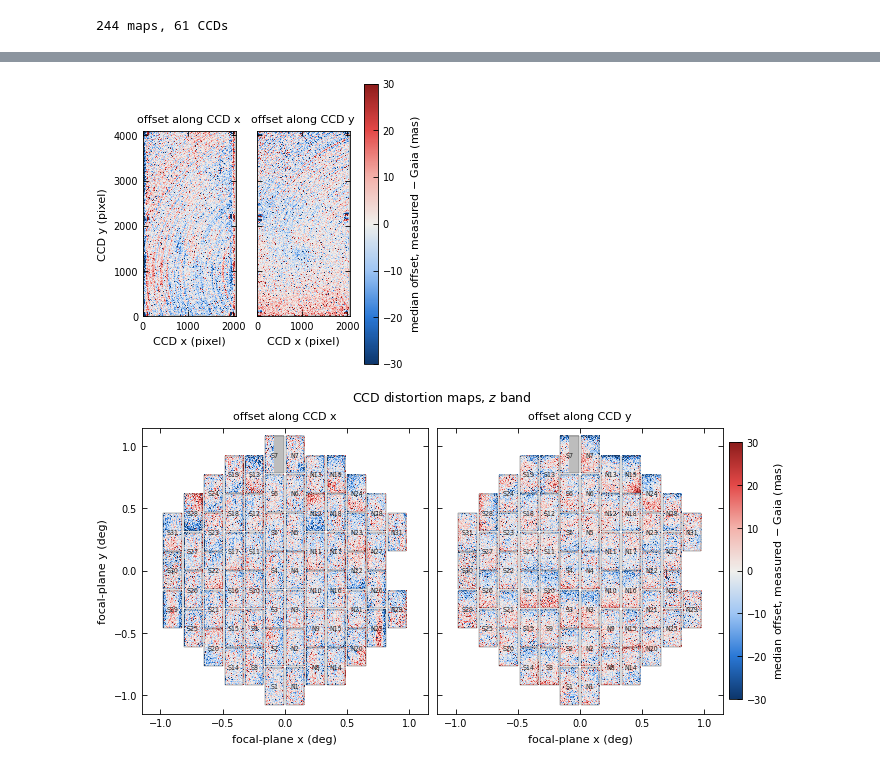
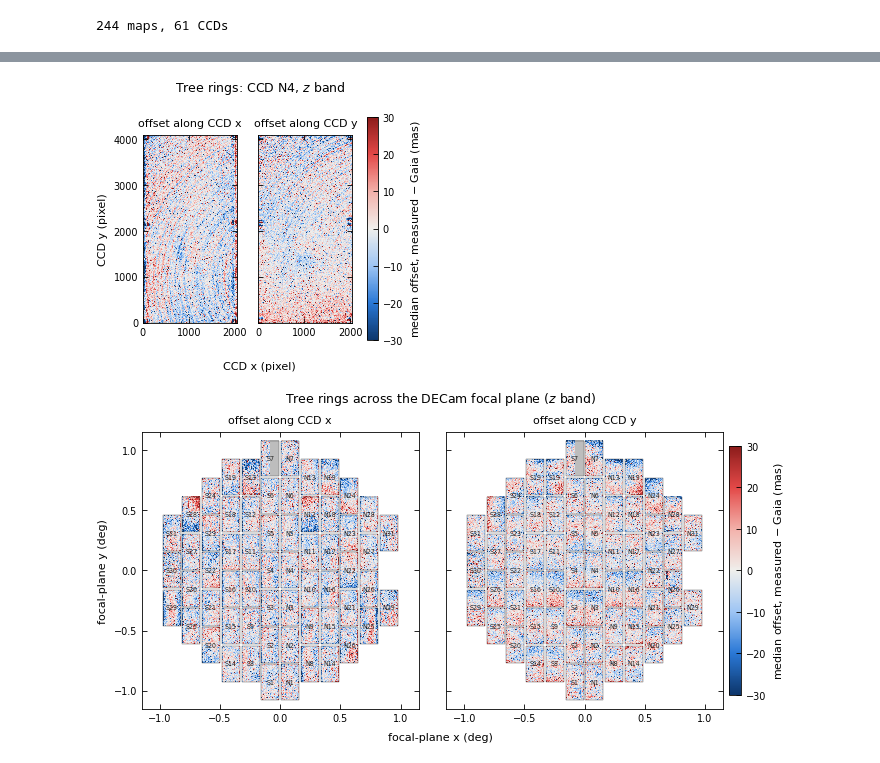
Before and after one commit to nadafalou/LegacyPM, a Jupyter notebook: run/ringmap-plots.ipynb, the cells around one changed output, grey strips where cells are left out. Cells and saved outputs as stored; diff of their text form; code cells hidden in the pictures.

Commit message:
Paper figures: titles, shared axes, meeting fixes, new PM-error-vs-magnitude plot

```diff
--- a/run/ringmap-plots.ipynb
+++ b/run/ringmap-plots.ipynb
@@ -45,16 +45,16 @@ cmap = ps.DIVERGING   # shared colour-blind-safe diverging map; grey = no data
 # F4: one CCD in detail
 CCD, BAND = 'N4', 'z'
 dx, dy = offsets_mas(CCD, BAND)
-fig, axes = plt.subplots(1, 2, figsize=(ps.COLUMN, 3.2), sharey=True, constrained_layout=True)
+fig, axes = plt.subplots(1, 2, figsize=(ps.COLUMN, 3.0), sharey=True, constrained_layout=True)
 for ax, img, comp in zip(axes, (dx, dy), ('x', 'y')):
     im = ax.imshow(img, origin='lower', extent=(0, NX, 0, NY), cmap=cmap, vmin=-VLIM, vmax=VLIM,
                    interpolation='nearest')
     ax.set_title(f'offset along CCD {comp}')
-    ax.set_xlabel('CCD x (pixel)')
     ax.set_xticks([0, 1000, 2000])
     ax.set_yticks(range(0, 4001, 1000))
 axes[0].set_ylabel('CCD y (pixel)')
+fig.supxlabel('CCD x (pixel)', fontsize=8)
 fig.colorbar(im, ax=axes, shrink=0.9, pad=0.02, label='median offset, measured $-$ Gaia (mas)')
-# CCD and band are given in the caption (a suptitle leaves a large gap above these tall panels)
+fig.suptitle(f'Tree rings: CCD {CCD}, ${BAND}$ band')
 plt.savefig(PLOTS + f'ringmap_{CCD}_{BAND}.pdf')
 # %% [output]
@@ -78,4 +61,4 @@ plt.savefig(PLOTS + f'ringmap_{CCD}_{BAND}.pdf')
-[figure, old version]
+[figure, new version]
 # %%
 # Focal-plane view: all CCDs in one band, each at its position in the focal plane (Dustin's suggestion).
 # Axes in degrees from the optical axis (0.262 arcsec/pixel). Grey = no data.
@@ -93,10 +76,11 @@ for ax, k, comp in zip(axes, (0, 1), ('x', 'y')):
         ax.add_patch(Rectangle((x0 * DEG, y0 * DEG), NX * DEG, NY * DEG, fill=False, lw=0.3, ec='0.3'))
         ax.text((x0 + NX / 2) * DEG, (y0 + NY / 2) * DEG, ccd, ha='center', va='center', fontsize=4.5, color='0.15')
     ax.set_xlim(-1.15, 1.15); ax.set_ylim(-1.15, 1.15); ax.set_aspect('equal')
-    ax.set_xlabel('focal-plane x (deg)'); ax.set_title(f'offset along CCD {comp}')
+    ax.set_title(f'offset along CCD {comp}')
 axes[0].set_ylabel('focal-plane y (deg)')
 fig.colorbar(im, ax=axes, shrink=0.9, pad=0.01, label='median offset, measured $-$ Gaia (mas)')
-fig.suptitle(f'CCD distortion maps, ${BAND}$ band')
+fig.supxlabel('focal-plane x (deg)', fontsize=8)
+fig.suptitle(f'Tree rings across the DECam focal plane (${BAND}$ band)')
 plt.savefig(PLOTS + f'ringmap_focal_plane_{BAND}.png', dpi=600)
 # %% [output]
-[figure, old version]
+[figure, new version]
```
Also changed, not shown: parts of 1 cell of this notebook, 22 other files.
